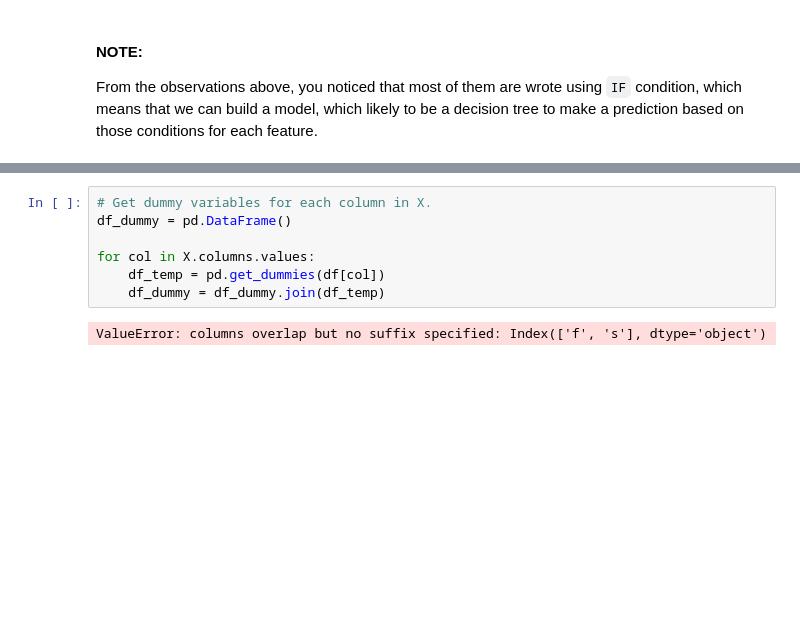
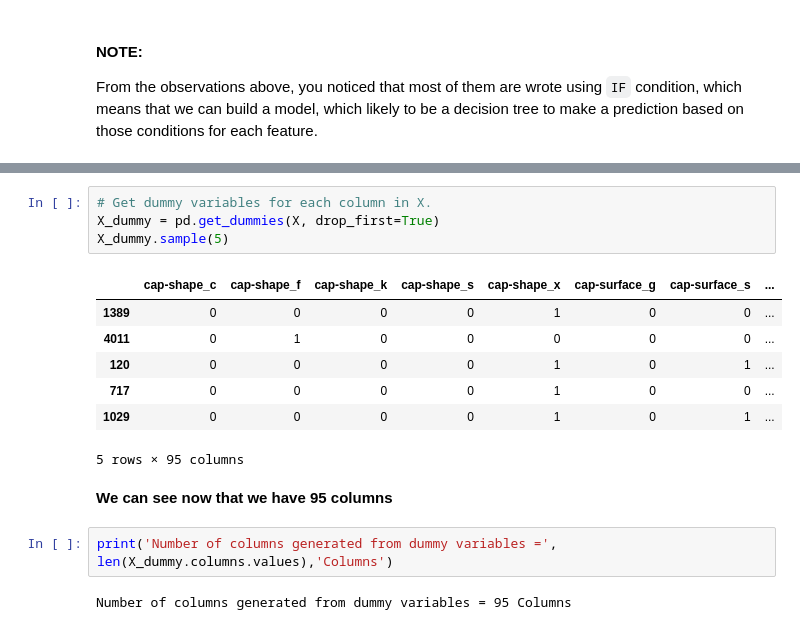
Before and after one commit to MosaabMuhammed/Mushroom-Classification, a Jupyter notebook: Mushroom Classification.ipynb, the cells around one changed output, grey strips where cells are left out. Saved outputs shown, nothing was run; the diff lists cells and outputs as text; blank space fills up the shorter version.

```diff
--- a/Mushroom Classification.ipynb
+++ b/Mushroom Classification.ipynb
@@ -532,9 +511,18 @@ df_new
 # %%
 # Get dummy variables for each column in X.
-df_dummy = pd.DataFrame()
-
-for col in X.columns.values:
-    df_temp = pd.get_dummies(df[col])
-    df_dummy = df_dummy.join(df_temp)
+X_dummy = pd.get_dummies(X, drop_first=True)
+X_dummy.sample(5)
 # %% [output]
+|  | cap-shape_c | cap-shape_f | cap-shape_k | cap-shape_s | cap-shape_x | cap-surface_g | cap-surface_s | ... |
+| 1389 | 0 | 0 | 0 | 0 | 1 | 0 | 0 | ... |
+| 4011 | 0 | 1 | 0 | 0 | 0 | 0 | 0 | ... |
+| 120 | 0 | 0 | 0 | 0 | 1 | 0 | 1 | ... |
+| 717 | 0 | 0 | 0 | 0 | 1 | 0 | 0 | ... |
+| 1029 | 0 | 0 | 0 | 0 | 1 | 0 | 1 | ... |
-ValueError: columns overlap but no suffix specified: Index(['f', 's'], dtype='object')
+5 rows × 95 columns
+# %% [markdown]
+**We can see now that we have 95 columns**
+# %%
+print('Number of columns generated from dummy variables =', len(X_dummy.columns.values),'Columns')
+# %% [output]
+Number of columns generated from dummy variables = 95 Columns
```
Also changed, not shown: parts of 9 cells of this notebook.
